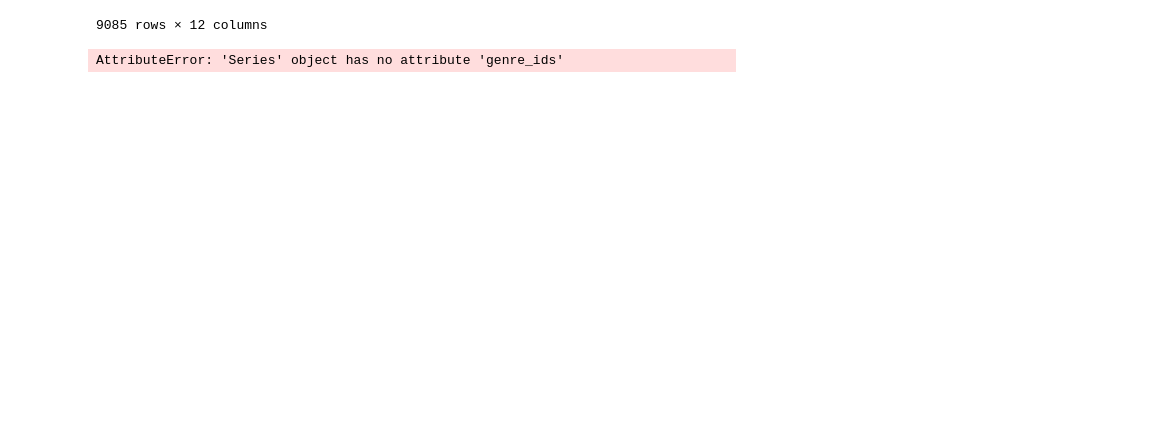
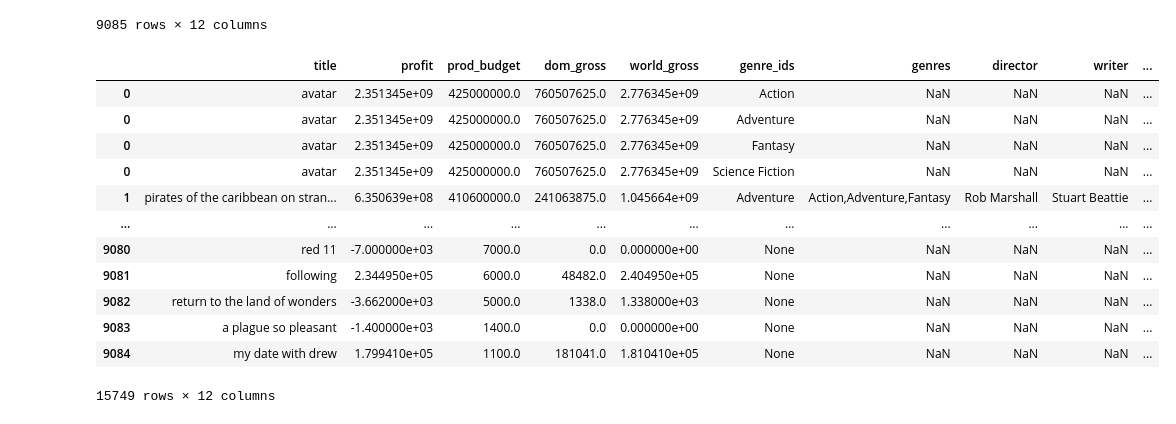
Before and after one commit to JoshuaGottlieb/Microsoft-Movie-Recommendation, a Jupyter notebook: Eggatron-Folder/EDA.ipynb, the cells around one changed output. Drawn from its saved outputs; the diff is of its cells as text; code cells hidden in the pictures; blank space fills up the shorter version.

```diff
--- a/Eggatron-Folder/EDA.ipynb
+++ b/Eggatron-Folder/EDA.ipynb
@@ -7,5 +23,5 @@ df.drop('Unnamed: 0', axis = 1, inplace=True)
 # %%
-df['ROI'] = df['ROI'] * 100
+df['ROI'] = df['profit'] / df['prod_budget'] * 100
 # %%
 df.groupby(df['director']).median().sort_values('ROI', ascending = False).head(25)
 # %% [output]
@@ -109,7 +125,7 @@ df
 # %%
 df.genre_ids = df.genre_ids.str.strip('\[\]').str.replace(" ", "").str.strip().str.split(',')
 df = df.explode('genre_ids')
-df = df.genre_ids.replace(r'^\s*$', np.nan, regex=True)
+df.genre_ids = df.genre_ids.replace(r'^\s*$', np.nan, regex=True)
 df.genre_ids.astype('float')
 def find_genre(key):
     if key is np.nan:
@@ -119,5 +135,19 @@ def find_genre(key):
             return dictionary['name']
     return 'None'
 df.genre_ids = df.genre_ids.apply(lambda x: find_genre(x))
-# %% [output]
-AttributeError: 'Series' object has no attribute 'genre_ids'
+# %%
+df
+# %% [output]
+|  | title | profit | prod_budget | dom_gross | world_gross | genre_ids | genres | director | writer | ... |
+| 0 | avatar | 2.351345e+09 | 425000000.0 | 760507625.0 | 2.776345e+09 | Action | NaN | NaN | NaN | ... |
+| 0 | avatar | 2.351345e+09 | 425000000.0 | 760507625.0 | 2.776345e+09 | Adventure | NaN | NaN | NaN | ... |
+| 0 | avatar | 2.351345e+09 | 425000000.0 | 760507625.0 | 2.776345e+09 | Fantasy | NaN | NaN | NaN | ... |
+| 0 | avatar | 2.351345e+09 | 425000000.0 | 760507625.0 | 2.776345e+09 | Science Fiction | NaN | NaN | NaN | ... |
+| 1 | pirates of the caribbean on stran... | 6.350639e+08 | 410600000.0 | 241063875.0 | 1.045664e+09 | Adventure | Action,Adventure,Fantasy | Rob Marshall | Stuart Beattie | ... |
+| ... | ... | ... | ... | ... | ... | ... | ... | ... | ... | ... |
+| 9080 | red 11 | -7.000000e+03 | 7000.0 | 0.0 | 0.000000e+00 | None | NaN | NaN | NaN | ... |
+| 9081 | following | 2.344950e+05 | 6000.0 | 48482.0 | 2.404950e+05 | None | NaN | NaN | NaN | ... |
+| 9082 | return to the land of wonders | -3.662000e+03 | 5000.0 | 1338.0 | 1.338000e+03 | None | NaN | NaN | NaN | ... |
+| 9083 | a plague so pleasant | -1.400000e+03 | 1400.0 | 0.0 | 0.000000e+00 | None | NaN | NaN | NaN | ... |
+| 9084 | my date with drew | 1.799410e+05 | 1100.0 | 181041.0 | 1.810410e+05 | None | NaN | NaN | NaN | ... |
+15749 rows × 12 columns
```
Also changed, not shown: parts of 7 cells of this notebook, 1 other file.
